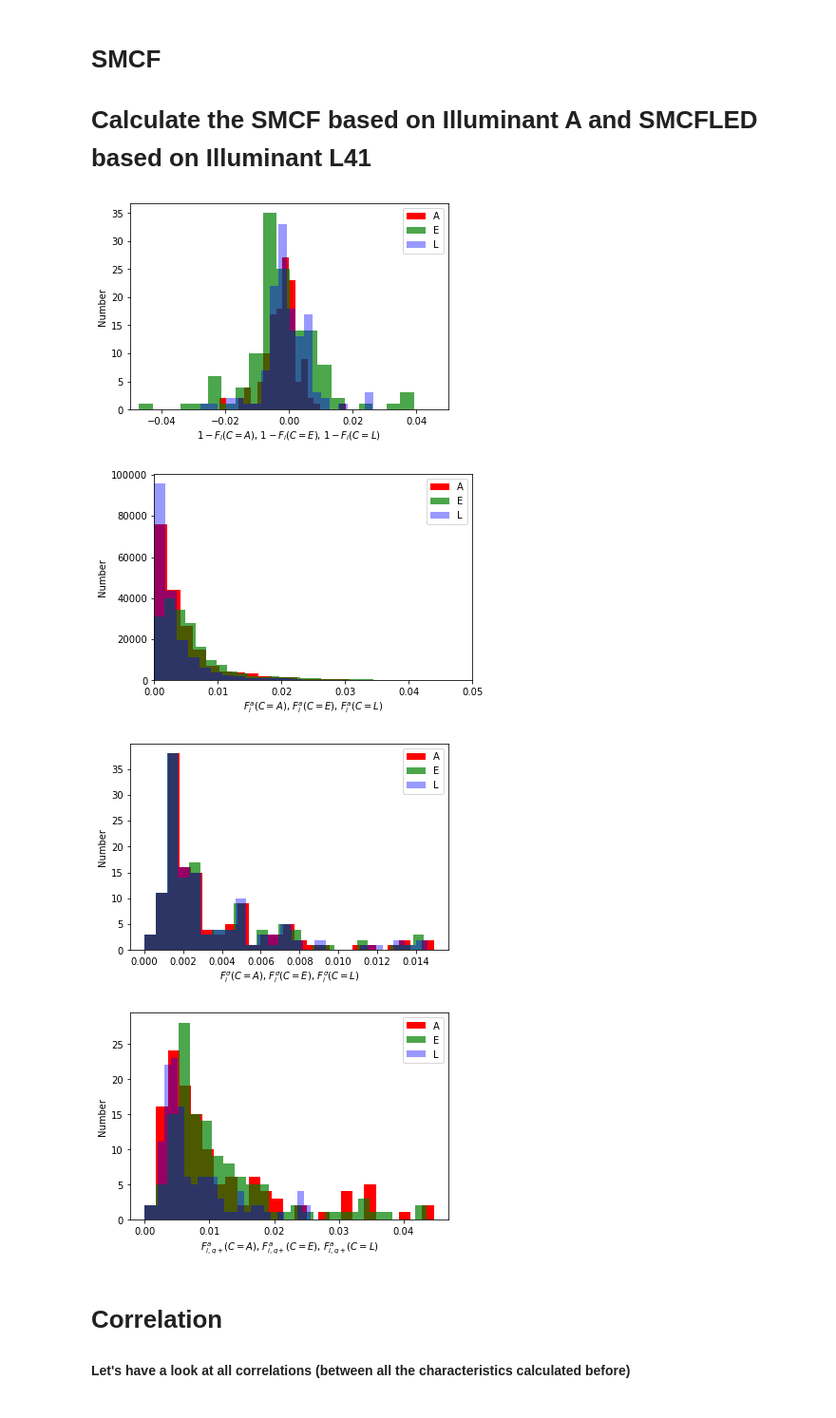
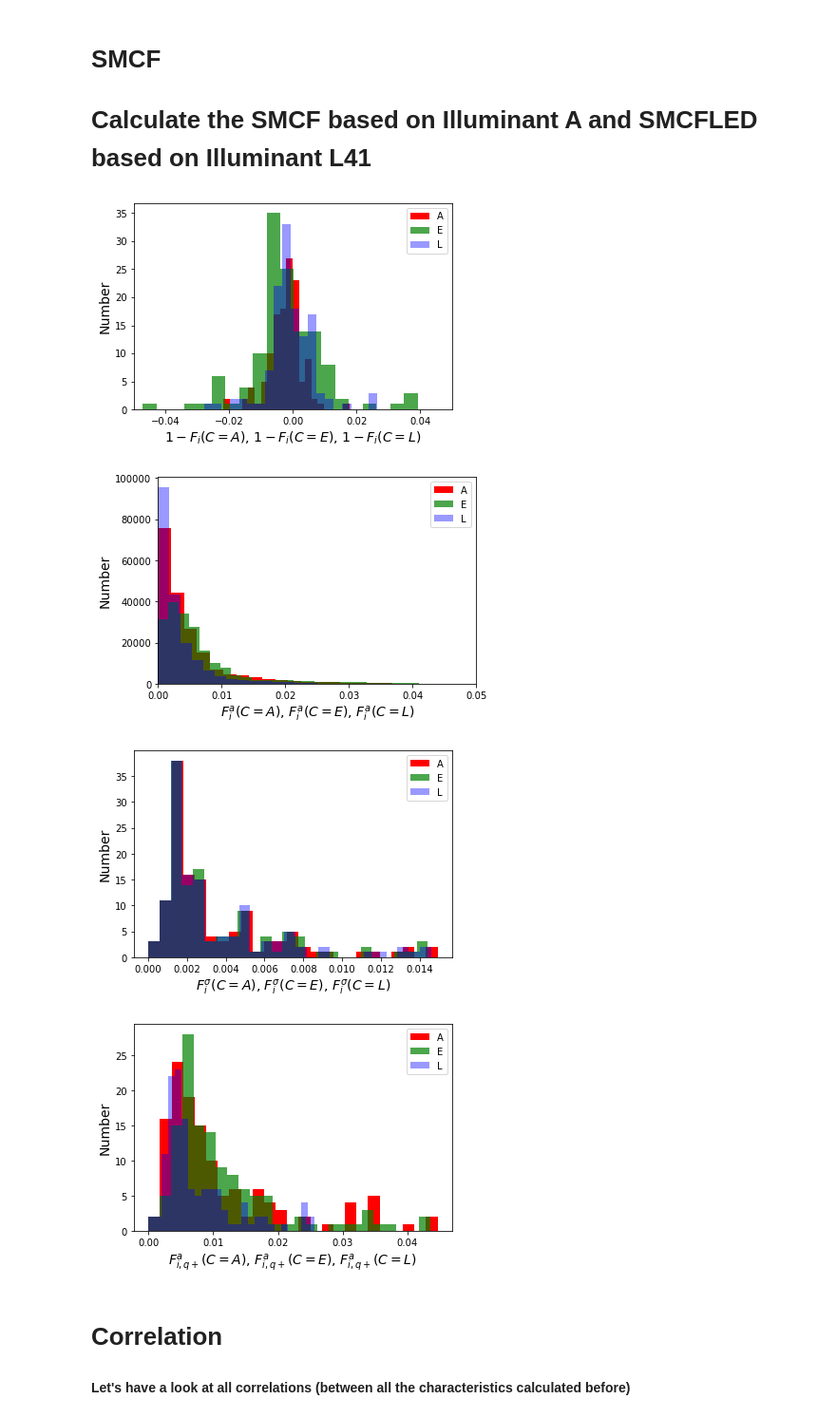
Before and after one commit to empir19nrm02/empir19nrm02, a Jupyter notebook: empir19nrm02/Jupyter/f1PrimeDetectorMet.ipynb, the cells around one changed output. Shown at 95% size. Cells and saved outputs as stored; diff of their text form; code cells hidden in the pictures.

```diff
--- a/empir19nrm02/Jupyter/f1PrimeDetectorMet.ipynb
+++ b/empir19nrm02/Jupyter/f1PrimeDetectorMet.ipynb
@@ -42,7 +42,7 @@ from empir19nrm02.tools import plotSelectedSPD, plotYxy, plotHist, plotCorrMatri
 a1=1
 a2=0.7
 a3=0.4
-a4=0.2
+a4=0.3
 figs_x = 5
 figs_y = 5
 b_not_for_paper = False
@@ -52,6 +52,7 @@ selected_detector = 73
 fig_number = 1
 fig_type= '.svg'
 table_type= '.csv'
+label_font_size=14
 
 def get_fig_file_name(filename=None, table=False):
     global fig_number
@@ -593,7 +613,7 @@ SMCFLED_RGB=lx.spectral_mismatch_and_uncertainty.get_spectral_mismatch_correctio
 # %%
 fig, ax = pyplot.subplots()
-ax.set_xlabel(r'$1-F_{i}(C=A)$' + ', ' + r'$1-F_{i}(C=E)$' + ', ' + r'$1-F_{i}(C=L)$')
-ax.set_ylabel('Number')
+ax.set_xlabel(r'$1-F_{i}(C=A)$' + ', ' + r'$1-F_{i}(C=E)$' + ', ' + r'$1-F_{i}(C=L)$', fontsize=label_font_size)
+ax.set_ylabel('Number', fontsize=label_font_size)
 ax.hist(1-SMCF[selected_detector],  bins=20, alpha = a1, log=False, label='A', color = 'r')
 ax.hist(1-SMCFE[selected_detector],  bins=20, alpha = a2, log=False, label='E', color = 'g')
 ax.hist(1-SMCFLED[selected_detector], bins=20, alpha = a3, log=False, label='L', color = 'b')
@@ -601,11 +621,11 @@ ax.set_xlim([-0.05,0.05])
 ax.legend()
 save_fig(filename='Hist_Comp_SMCF1_A_E_LED')
 # %% [output]
-[figure, old version]
+[figure, new version]
 # %%
 fig, ax = pyplot.subplots()
-ax.set_xlabel(r'$F^{a}_{i}(C=A)$' + ', ' + r'$F^{a}_{i}(C=E)$' + ', ' + r'$F^{a}_{i}(C=L)$')
-ax.set_ylabel('Number')
+ax.set_xlabel(r'$F^{a}_{i}(C=A)$' + ', ' + r'$F^{a}_{i}(C=E)$' + ', ' + r'$F^{a}_{i}(C=L)$', fontsize=label_font_size)
+ax.set_ylabel('Number', fontsize=label_font_size)
 ax.hist(np.abs(1-SMCF).flatten(),  bins=100, alpha = a1, log=False, label='A', color = 'r')
 ax.hist(np.abs(1-SMCFE).flatten(),  bins=100, alpha = a2, log=False, label='E', color = 'g')
 ax.hist(np.abs(1-SMCFLED).flatten(), bins=100, alpha = a3, log=False, label='L', color = 'b')
@@ -613,11 +633,11 @@ ax.set_xlim([0,0.05])
 ax.legend()
 save_fig(filename='Hist_Comp_SMCFA_E_LED')
 # %% [output]
-[figure, old version]
+[figure, new version]
 # %%
 fig, ax = pyplot.subplots()
-ax.set_xlabel(r'$F^{\sigma}_{i}(C=A)$' + ', ' + r'$F^{\sigma}_{i}(C=E)$' + ', ' + r'$F^{\sigma}_{i}(C=L)$')
-ax.set_ylabel('Number')
+ax.set_xlabel(r'$F^{\sigma}_{i}(C=A)$' + ', ' + r'$F^{\sigma}_{i}(C=E)$' + ', ' + r'$F^{\sigma}_{i}(C=L)$', fontsize=label_font_size)
+ax.set_ylabel('Number', fontsize=label_font_size)
 ax.hist(np.std((1-SMCF), axis=0).flatten(),  bins=25, alpha = a1, log=False, label='A', color = 'r')
 ax.hist(np.std((1-SMCFE), axis=0).flatten(),  bins=25, alpha = a2, log=False, label='E', color = 'g')
 ax.hist(np.std((1-SMCFLED), axis=0).flatten(), bins=25, alpha = a3, log=False, label='L', color = 'b')
@@ -625,23 +645,23 @@ ax.hist(np.std((1-SMCFLED), axis=0).flatten(), bins=25, alpha = a3, log=False, l
 ax.legend()
 save_fig(filename='Hist_Comp_StdSMCFA_E_LED')
 # %% [output]
-[figure, old version]
+[figure, new version]
 # %%
 h_qPlusA=np.quantile( abs(SMCF-1), 1-quantil/2, axis=0)
 h_qPlusE=np.quantile( abs(SMCFE-1), 1-quantil/2, axis=0)
 h_qPlusLED=np.quantile( abs(SMCFLED-1), 1-quantil/2, axis=0)
 
 fig, ax = pyplot.subplots()
-ax.set_xlabel(r'$F_{i,q+}^{a}(C=A)$' + ', ' + r'$F_{i,q+}^{a}(C=E)$' + ', ' + r'$F_{i,q+}^{a}(C=L)$')
-ax.set_ylabel('Number')
+ax.set_xlabel(r'$F_{i,q+}^{a}(C=A)$' + ', ' + r'$F_{i,q+}^{a}(C=E)$' + ', ' + r'$F_{i,q+}^{a}(C=L)$', fontsize=label_font_size)
+ax.set_ylabel('Number', fontsize=label_font_size)
 ax.hist(h_qPlusA.flatten(),  bins=25, alpha = a1, log=False, label='A', color = 'r')
 ax.hist(h_qPlusE.flatten(),  bins=25, alpha = a2, log=False, label='E', color = 'g')
 ax.hist(h_qPlusLED.flatten(), bins=25, alpha = a3, log=False, label='L', color = 'b')
 #ax.set_xlim([0,0.05])
 ax.legend()
 save_fig(filename='Hist_Comp_qPlusA_E_LED')
 # %% [output]
-[figure, old version]
+[figure, new version]
 # %% [markdown]
 # Correlation
 #### Let's have a look at all correlations (between all the characteristics calculated before)
```
Also changed, not shown: parts of 67 cells of this notebook, 3 other files.
